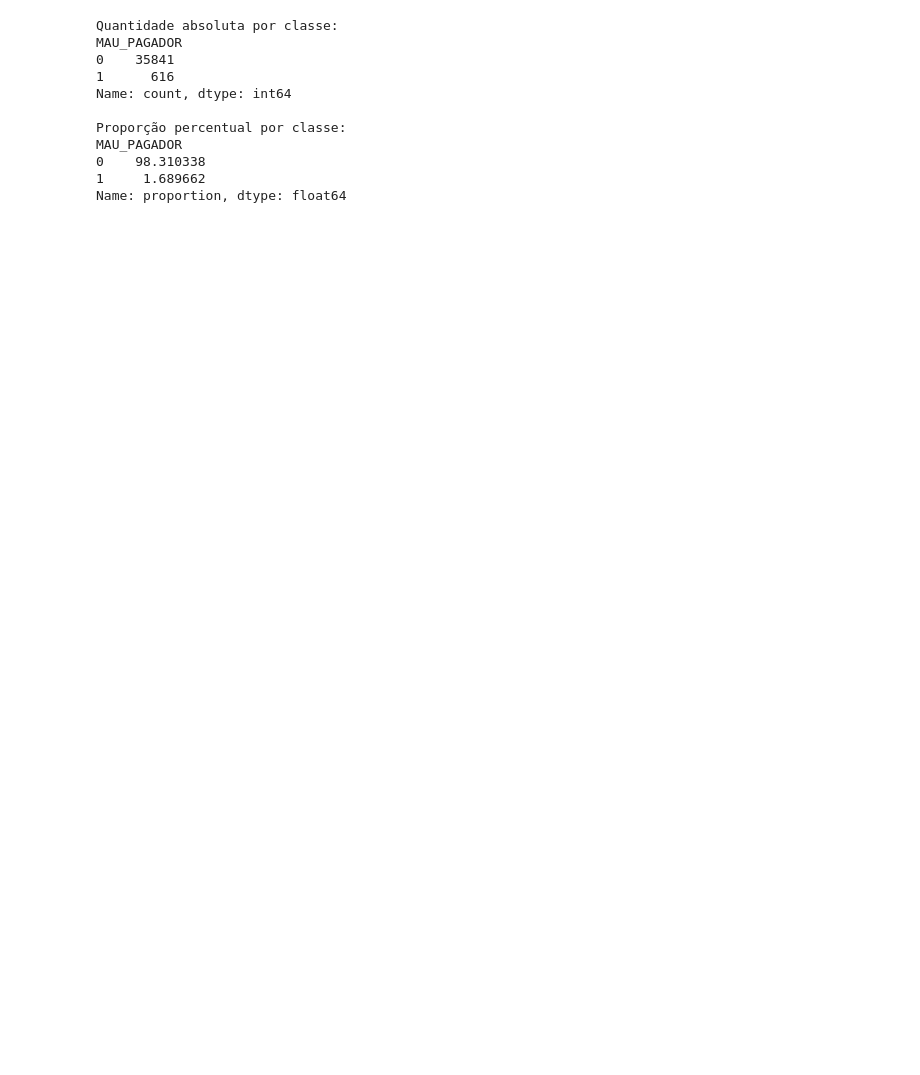
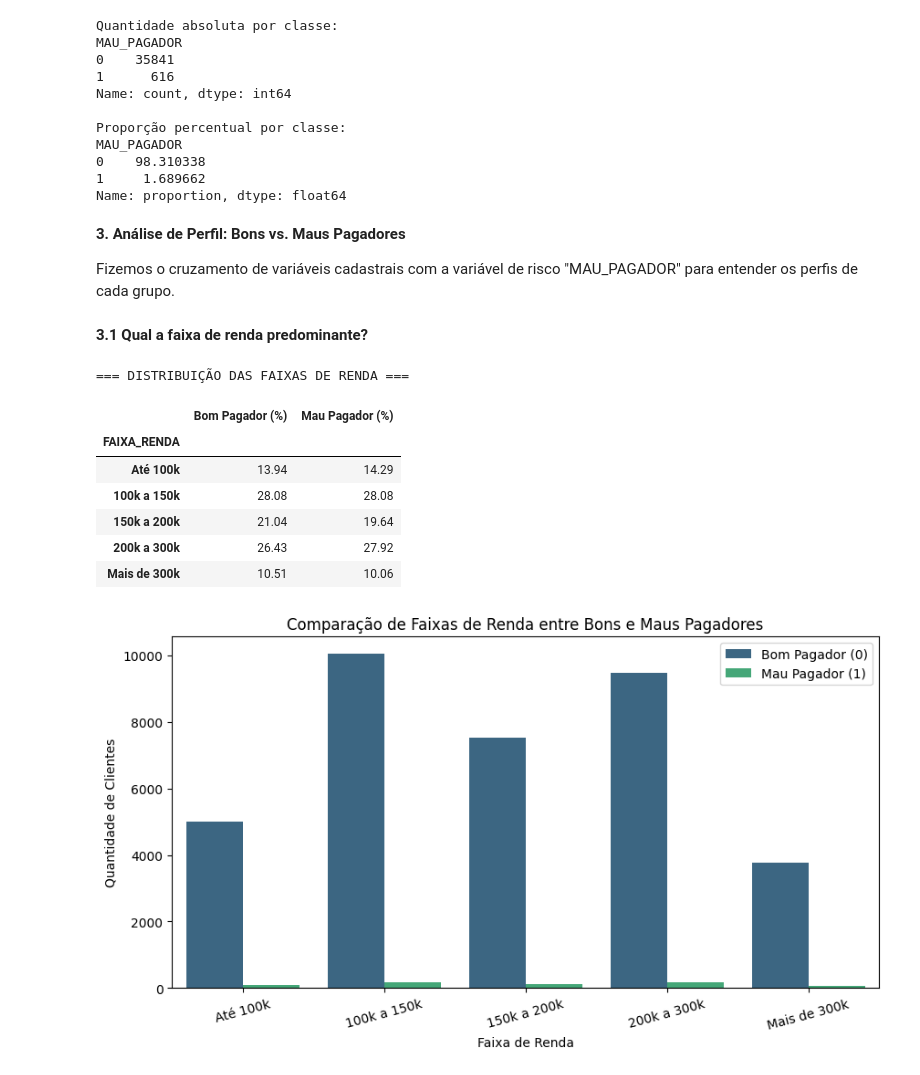
Before and after one commit to fernandinhaalmeida84/Tech_Challenge_Fase_2, a Jupyter notebook: Notebook/Untitled4.ipynb, the cells around one changed output. Cells and saved outputs as stored; diff of their text form; code cells hidden in the pictures; blank space fills up the shorter version.

```diff
--- a/Notebook/Untitled4.ipynb
+++ b/Notebook/Untitled4.ipynb
@@ -565,3 +625,37 @@ MAU_PAGADOR
 0    98.310338
 1     1.689662
 Name: proportion, dtype: float64
+# %% [markdown]
+**3. Análise de Perfil: Bons vs. Maus Pagadores**
+
+Fizemos o cruzamento de variáveis cadastrais com a variável de risco "MAU_PAGADOR" para entender os perfis de cada grupo.
+# %% [markdown]
+**3.1 Qual a faixa de renda predominante?**
+# %%
+faixas = [0, 100000, 150000, 200000, 300000, np.inf]
+labels = ['Até 100k', '100k a 150k', '150k a 200k', '200k a 300k', 'Mais de 300k']
+df['FAIXA_RENDA'] = pd.cut(df['AMT_INCOME_TOTAL'], bins=faixas, labels=labels)
+
+print("=== DISTRIBUIÇÃO DAS FAIXAS DE RENDA ===")
+renda_perfil = df.groupby('MAU_PAGADOR')['FAIXA_RENDA'].value_counts(normalize=True).unstack(level=0) * 100
+renda_perfil.columns = ['Bom Pagador (%)', 'Mau Pagador (%)']
+display(renda_perfil.round(2))
+
+plt.figure(figsize=(10, 5))
+sns.countplot(data=df, x='FAIXA_RENDA', hue='MAU_PAGADOR', palette='viridis')
+plt.title('Comparação de Faixas de Renda entre Bons e Maus Pagadores')
+plt.xlabel('Faixa de Renda')
+plt.ylabel('Quantidade de Clientes')
+plt.legend(['Bom Pagador (0)', 'Mau Pagador (1)'])
+plt.xticks(rotation=15)
+plt.show()
+# %% [output]
+=== DISTRIBUIÇÃO DAS FAIXAS DE RENDA ===
+|  | Bom Pagador (%) | Mau Pagador (%) |
+| FAIXA_RENDA |  |  |
+| Até 100k | 13.94 | 14.29 |
+| 100k a 150k | 28.08 | 28.08 |
+| 150k a 200k | 21.04 | 19.64 |
+| 200k a 300k | 26.43 | 27.92 |
+| Mais de 300k | 10.51 | 10.06 |
+[figure, added]
```
Also changed, not shown: parts of 16 cells of this notebook.
